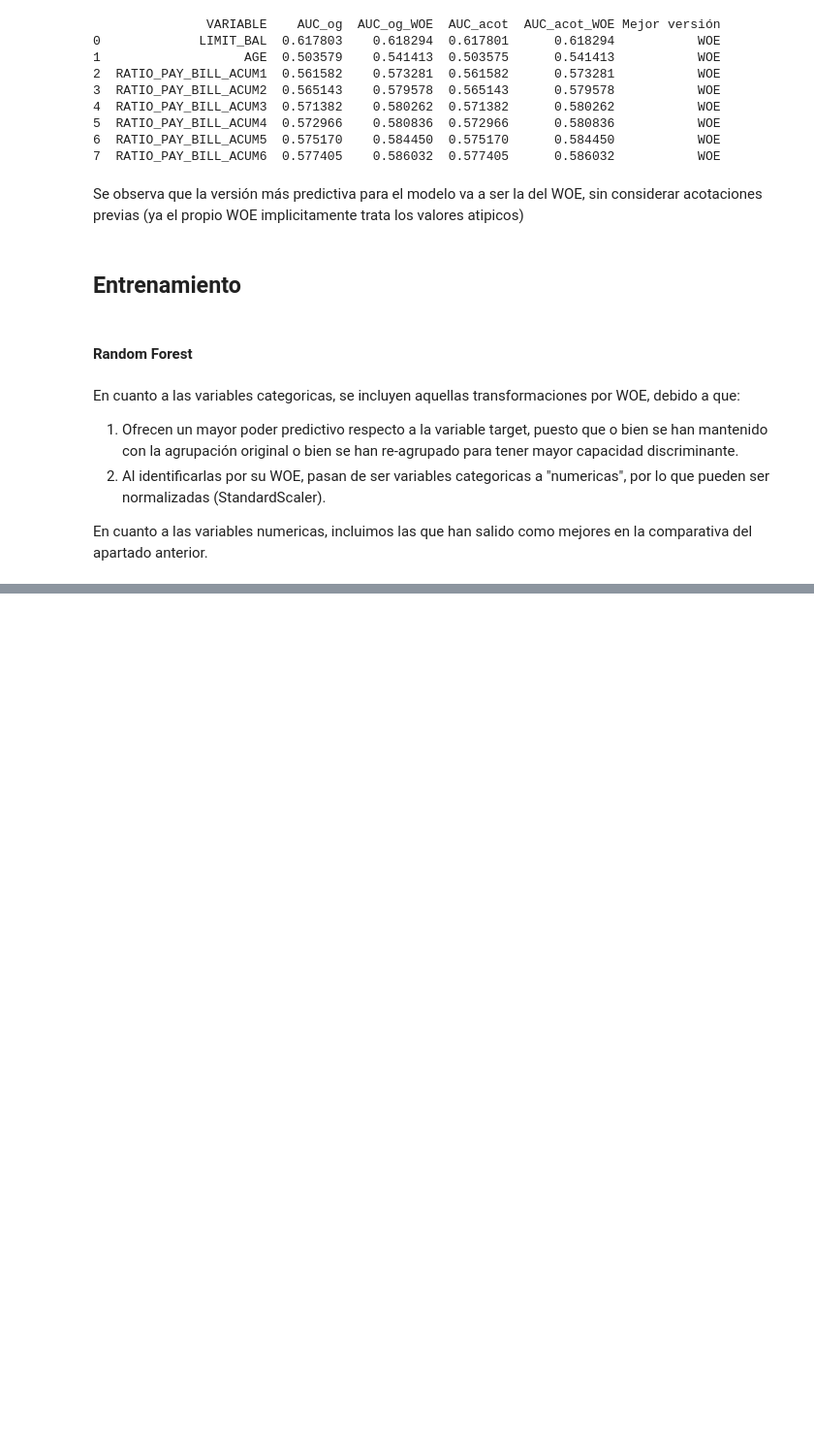
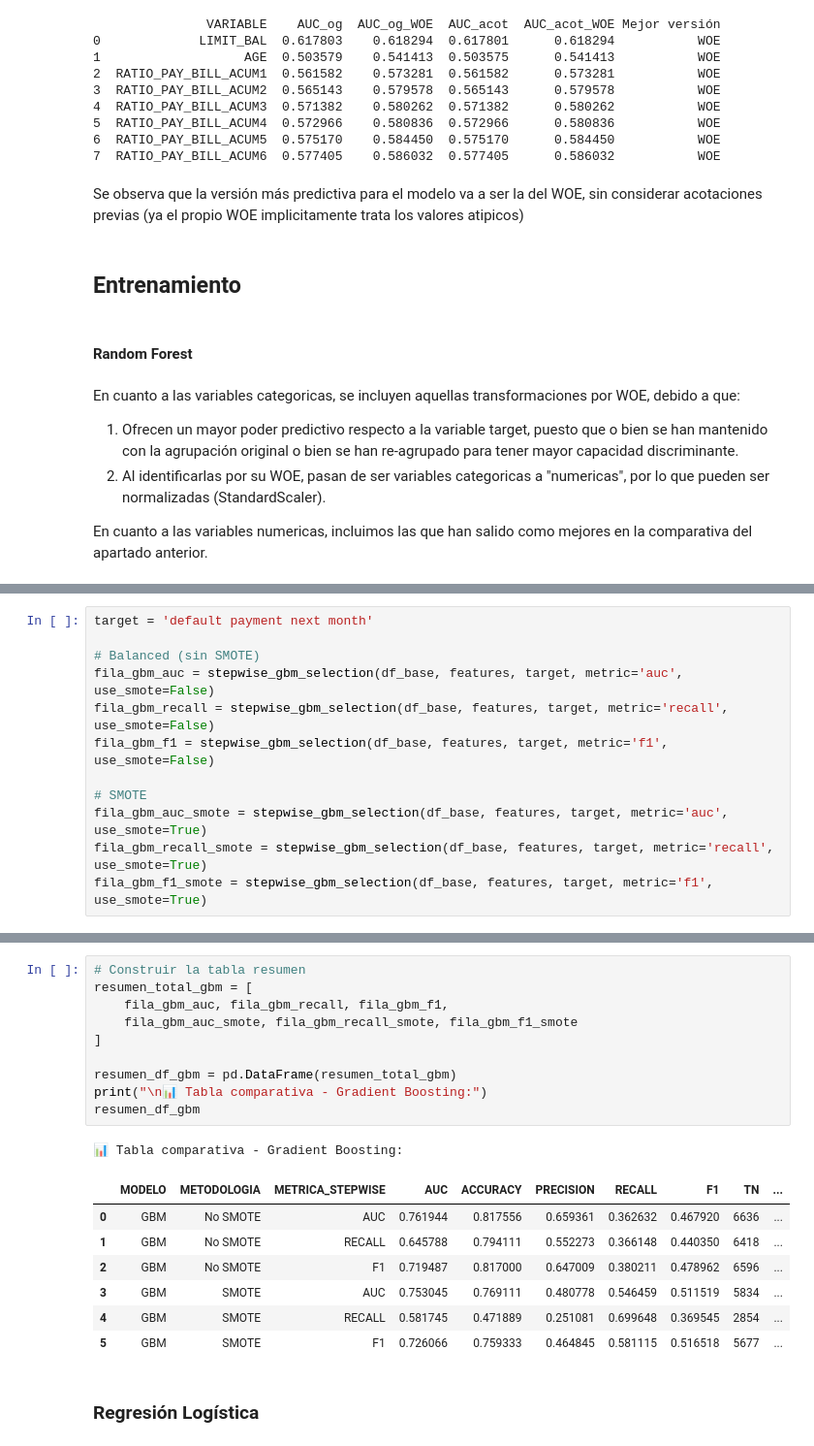
Before and after one commit to Sergi-06/Calibracion_Feedback1, a Jupyter notebook: Feedback1.ipynb, the cells around one changed output, grey strips where cells are left out. Shown at 97% size. Cells and saved outputs as stored; diff of their text form; blank space fills up the shorter version.

```diff
--- a/Feedback1.ipynb
+++ b/Feedback1.ipynb
@@ -914,0 +1249,12 @@ AUC-ROC: 0.7056
+# %%
+target = 'default payment next month'
+
+# Balanced (sin SMOTE)
+fila_gbm_auc = stepwise_gbm_selection(df_base, features, target, metric='auc', use_smote=False)
+fila_gbm_recall = stepwise_gbm_selection(df_base, features, target, metric='recall', use_smote=False)
+fila_gbm_f1 = stepwise_gbm_selection(df_base, features, target, metric='f1', use_smote=False)
+
+# SMOTE
+fila_gbm_auc_smote = stepwise_gbm_selection(df_base, features, target, metric='auc', use_smote=True)
+fila_gbm_recall_smote = stepwise_gbm_selection(df_base, features, target, metric='recall', use_smote=True)
+fila_gbm_f1_smote = stepwise_gbm_selection(df_base, features, target, metric='f1', use_smote=True)
@@ -914,0 +1279,21 @@ AUC-ROC: 0.7056
+# %%
+# Construir la tabla resumen
+resumen_total_gbm = [
+    fila_gbm_auc, fila_gbm_recall, fila_gbm_f1,
+    fila_gbm_auc_smote, fila_gbm_recall_smote, fila_gbm_f1_smote
+]
+
+resumen_df_gbm = pd.DataFrame(resumen_total_gbm)
+print("\n📊 Tabla comparativa - Gradient Boosting:")
+resumen_df_gbm
+# %% [output]
+📊 Tabla comparativa - Gradient Boosting:
+|  | MODELO | METODOLOGIA | METRICA_STEPWISE | AUC | ACCURACY | PRECISION | RECALL | F1 | TN | ... |
+| 0 | GBM | No SMOTE | AUC | 0.761944 | 0.817556 | 0.659361 | 0.362632 | 0.467920 | 6636 | ... |
+| 1 | GBM | No SMOTE | RECALL | 0.645788 | 0.794111 | 0.552273 | 0.366148 | 0.440350 | 6418 | ... |
+| 2 | GBM | No SMOTE | F1 | 0.719487 | 0.817000 | 0.647009 | 0.380211 | 0.478962 | 6596 | ... |
+| 3 | GBM | SMOTE | AUC | 0.753045 | 0.769111 | 0.480778 | 0.546459 | 0.511519 | 5834 | ... |
+| 4 | GBM | SMOTE | RECALL | 0.581745 | 0.471889 | 0.251081 | 0.699648 | 0.369545 | 2854 | ... |
+| 5 | GBM | SMOTE | F1 | 0.726066 | 0.759333 | 0.464845 | 0.581115 | 0.516518 | 5677 | ... |
+# %% [markdown]
+### Regresión Logística
```
Also changed, not shown: parts of 20 cells of this notebook.
